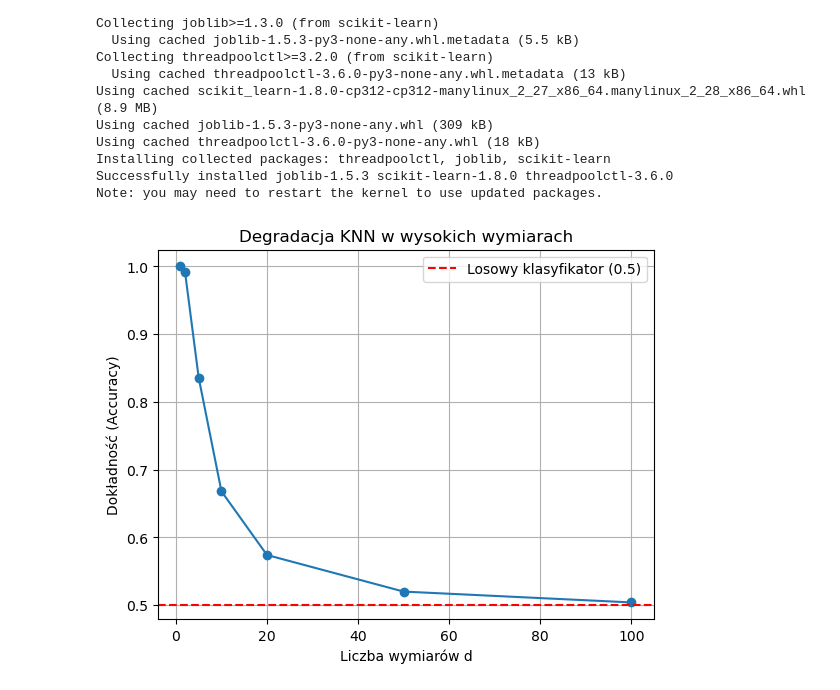
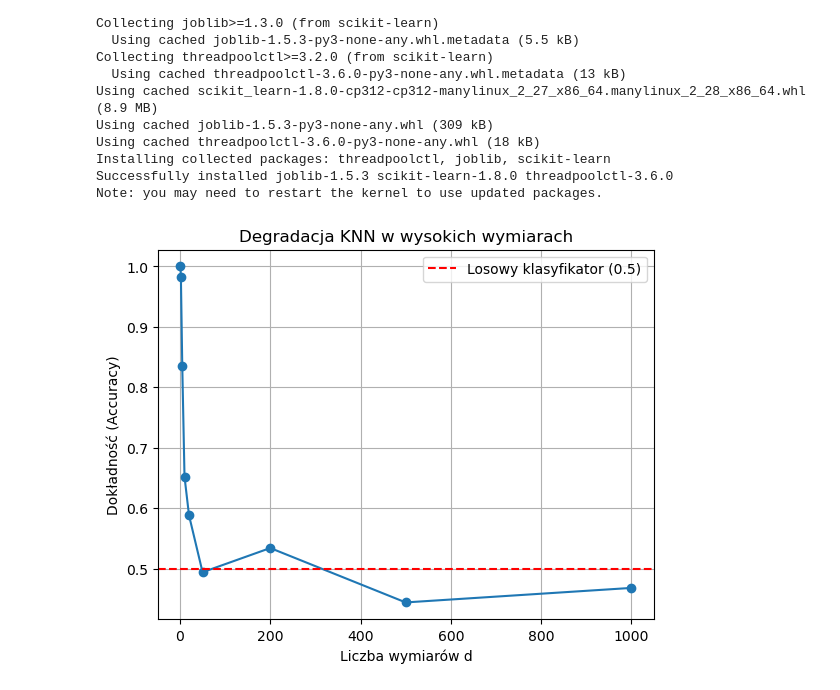
Before and after one commit to QbaRet/computer-science, a Jupyter notebook: 4_semester_2026/statystyka/zad46.ipynb, the cells around one changed output. Drawn from its saved outputs; the diff is of its cells as text; code cells hidden in the pictures.

```diff
--- a/4_semester_2026/statystyka/zad46.ipynb
+++ b/4_semester_2026/statystyka/zad46.ipynb
@@ -22,33 +22,33 @@ import matplotlib.pyplot as plt
 from sklearn.metrics import accuracy_score
 from sklearn.neighbors import KNeighborsClassifier
 n_train = 1000
 n_test = 500
 dokladnosc = []
-wymiary=[1,2,5,10,20,50,100]
+wymiary=[1,2,5,10,20,50,200,500,1000]
 for d in wymiary:
     X_train=np.random.normal(0,1,(n_train,d))
     X_test=np.random.normal(0,1,(n_test,d))
     normy_train=np.linalg.norm(X_train,axis=1)
     rd=np.median(normy_train)
     y_train=(normy_train<=rd).astype(int)
 
     normy_test=np.linalg.norm(X_test,axis=1)
     y_test=(normy_test<=rd).astype(int)
 
     knn=KNeighborsClassifier(n_neighbors=1)
     knn.fit(X_train,y_train)
     y_pred=knn.predict(X_test)
     acc=accuracy_score(y_test,y_pred)
     dokladnosc.append(acc)
 
 
 plt.plot(wymiary, dokladnosc, marker='o')
 plt.xlabel('Liczba wymiarów d')
 plt.ylabel('Dokładność (Accuracy)')
 plt.title('Degradacja KNN w wysokich wymiarach')
 plt.grid(True)
-plt.axhline(y=0.5, color='r', linestyle='--', label='Losowy klasyfikator (0.5)') # Dodaje czerwoną linię na poziomie 50%
+plt.axhline(y=0.5, color='r', linestyle='--', label='Losowy klasyfikator (0.5)')
 plt.legend()
 plt.show()
 # %% [output]
-[figure, old version]
+[figure, new version]
```
Also changed, not shown: 10 other files.
